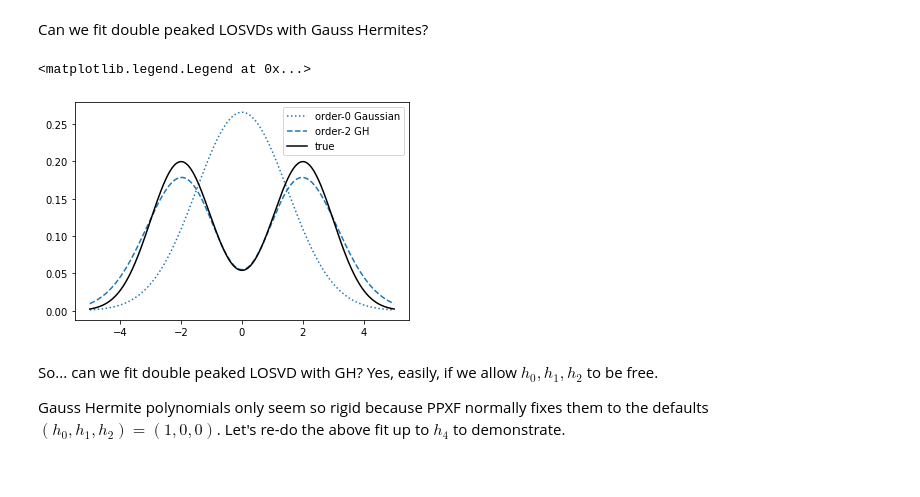
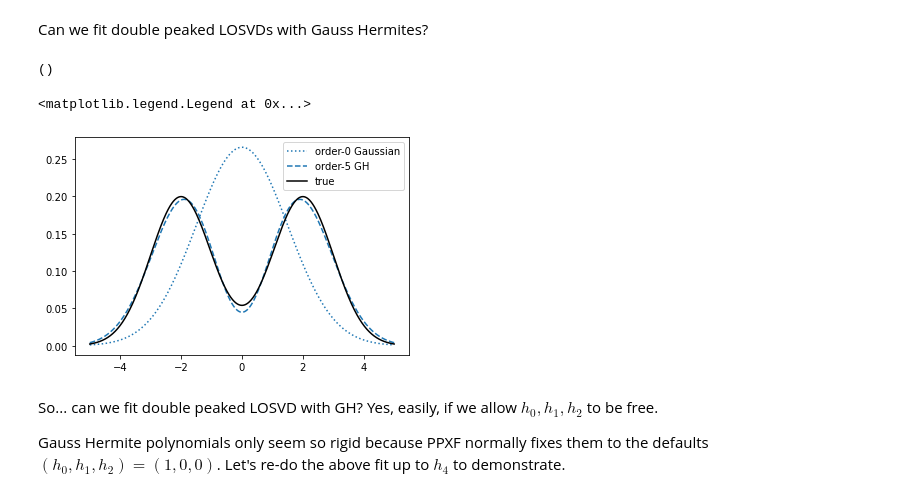
Before and after one commit to dynamics-of-stellar-systems/dynamite, a Jupyter notebook: notebooks/gh_fits_of_bimodal_losvds.ipynb, the cells around one changed output. Drawn from its saved outputs; the diff is of its cells as text; code cells hidden in the pictures.

```diff
--- a/notebooks/gh_fits_of_bimodal_losvds.ipynb
+++ b/notebooks/gh_fits_of_bimodal_losvds.ipynb
@@ -15,36 +15,37 @@ Can we fit double peaked LOSVDs with Gauss Hermites?
 # setup velocity array
 vedg = np.linspace(-5, 5, 1000)
 v = (vedg[:-1] + vedg[1:])/2.
 dv = v[1] - v[0]
 
 # make true LOSVD
 gmm = ghk.GauusianMixture1D(weights=[1,1], means=[-2,2], sigmas=[1,1])
 losvd = gmm.evaluate(v)
 vel_hist = ghk.Histogram(xedg=vedg, y=losvd, normalise=True)
 
 # do GH expansion around a given v, sigma
 gauherm = ghk.GaussHermite()
-v_mu, v_sig, max_order = 0, 1.5, 2
+v_mu, v_sig, max_order = 0, 1.5, 5
 h = gauherm.get_gh_expansion_coefficients(v_mu=v_mu,
                                           v_sig=v_sig,
                                           vel_hist=vel_hist,
                                           max_order=max_order)
 
 # plot
 col = 'C0'
 nrm = stats.norm(v_mu, v_sig)
 plt.plot(vel_hist.x, nrm.pdf(vel_hist.x),
          ':', color=col, label='order-0 Gaussian')
 gh_losvd = gauherm.evaluate_losvd(vel_hist.x, v_mu, v_sig, h)
 gh_losvd = np.squeeze(gh_losvd)
 plt.plot(vel_hist.x, gh_losvd,
          ls='--', color=col, label=f'order-{max_order} GH')
 plt.plot(vel_hist.x, vel_hist.y,
          '-k', label='true')
 plt.legend()
 # %% [output]
-<matplotlib.legend.Legend at 0x...>
+()
+<matplotlib.legend.Legend at 0x...>
-[figure, old version]
+[figure, new version]
 # %% [markdown]
 So... can we fit double peaked LOSVD with GH? Yes, easily, if we allow $h_0, h_1, h_2$ to be free.
 
```
